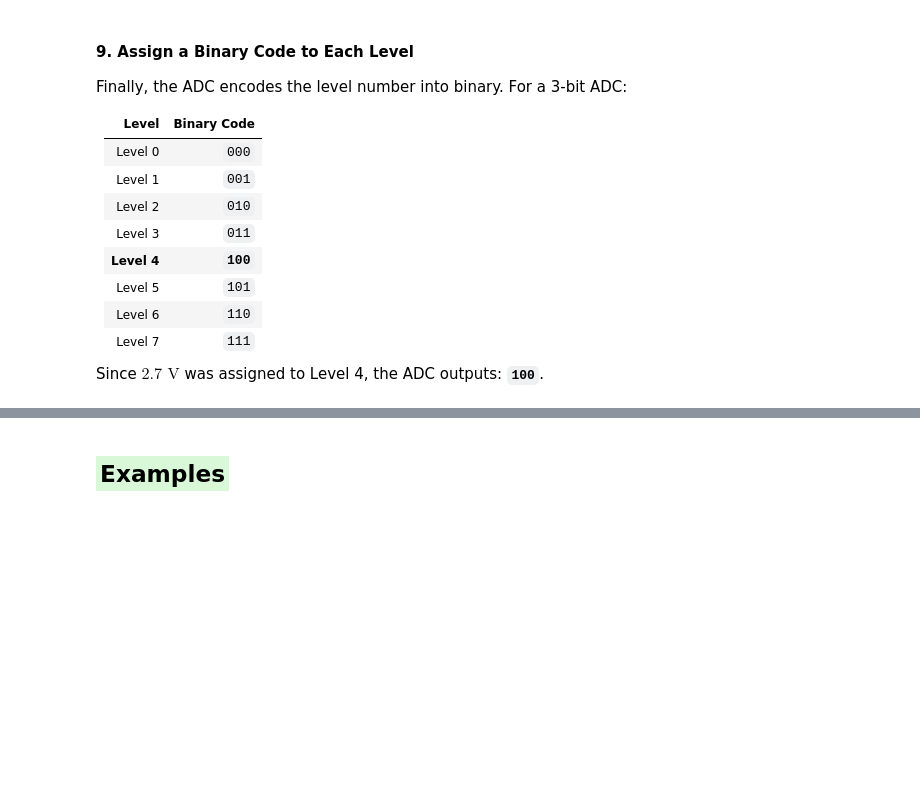
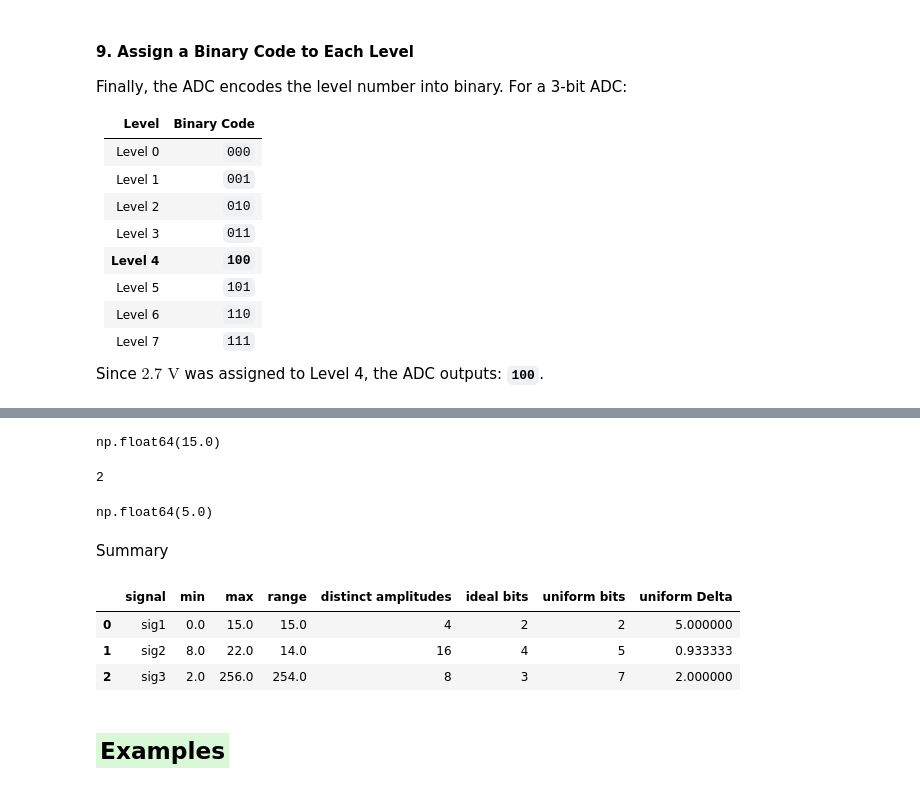
Before and after one commit to Javeth-CM/Signal_analysis_and_Computational_neuroscience-, a Jupyter notebook: Analog-to-digital-converters.ipynb, the cells around one changed output, grey strips where cells are left out. Saved outputs shown, nothing was run; the diff lists cells and outputs as text; code cells hidden in the pictures; blank space fills up the shorter version.

```diff
--- a/Analog-to-digital-converters.ipynb
+++ b/Analog-to-digital-converters.ipynb
@@ -2384,0 +2775,4 @@ Since $2.7\text{ V}$ was assigned to Level 4, the ADC outputs: **`100`**.
+# %%
+sig1 = pd.read_csv("signal1.csv")
+sig2 = pd.read_csv("signal2.csv")
+sig3 = pd.read_csv("signal3.csv")
@@ -2384,0 +2851,14 @@ Since $2.7\text{ V}$ was assigned to Level 4, the ADC outputs: **`100`**.
+# %%
+signals = {
+    "sig1": sig1.iloc[:, 0],
+    "sig2": sig2.iloc[:, 0],
+    "sig3": sig3.iloc[:, 0],
+}
+
+results = {}
+
+for name, signal in signals.items():
+    results[name] = adc_analysis(
+        signal,
+        signal_name=name
+    )
@@ -2385,3 +2883,40 @@ Since $2.7\text{ V}$ was assigned to Level 4, the ADC outputs: **`100`**.
+# %%
+results["sig1"]["dynamic_range"]
+# %% [output]
+np.float64(15.0)
+# %%
+results["sig1"]["uniform_bit_depth"]
+# %% [output]
+2
+# %%
+results["sig1"]["uniform_required_step"]
+# %% [output]
+np.float64(5.0)
+# %% [markdown]
+Summary
+# %%
+import pandas as pd
+
+summary = pd.DataFrame([
+    {
+        "signal": name,
+        "min": result["min"],
+        "max": result["max"],
+        "range": result["dynamic_range"],
+        "distinct amplitudes": result["num_distinct_amplitudes"],
+        "ideal bits": result["ideal_bit_depth"],
+        "uniform bits": result["uniform_bit_depth"],
+        "uniform Delta": result["uniform_required_step"],
+    }
+    for name, result in results.items()
+])
+
+summary
+# %% [output]
+|  | signal | min | max | range | distinct amplitudes | ideal bits | uniform bits | uniform Delta |
+| 0 | sig1 | 0.0 | 15.0 | 15.0 | 4 | 2 | 2 | 5.000000 |
+| 1 | sig2 | 8.0 | 22.0 | 14.0 | 16 | 4 | 5 | 0.933333 |
+| 2 | sig3 | 2.0 | 256.0 | 254.0 | 8 | 3 | 7 | 2.000000 |
 # %% [markdown]
 ## <span style="background-color:#d8f8d8; padding:4px;">Examples </span>
 # %% [markdown]
```
Also changed, not shown: parts of 13 cells of this notebook.
